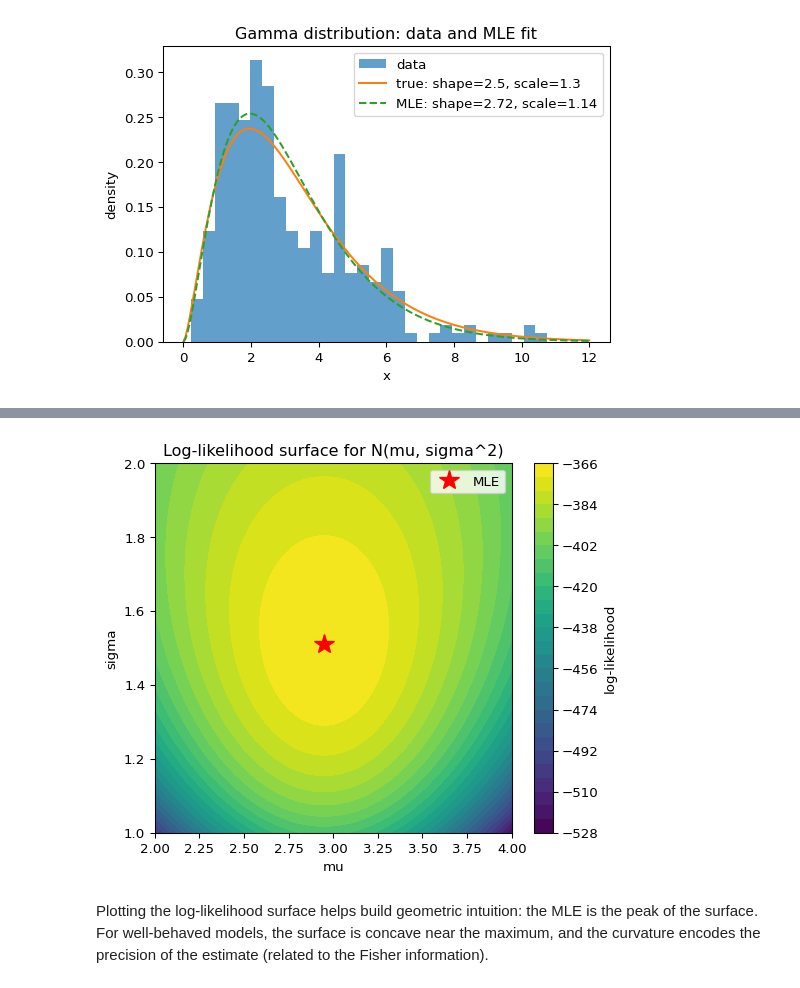
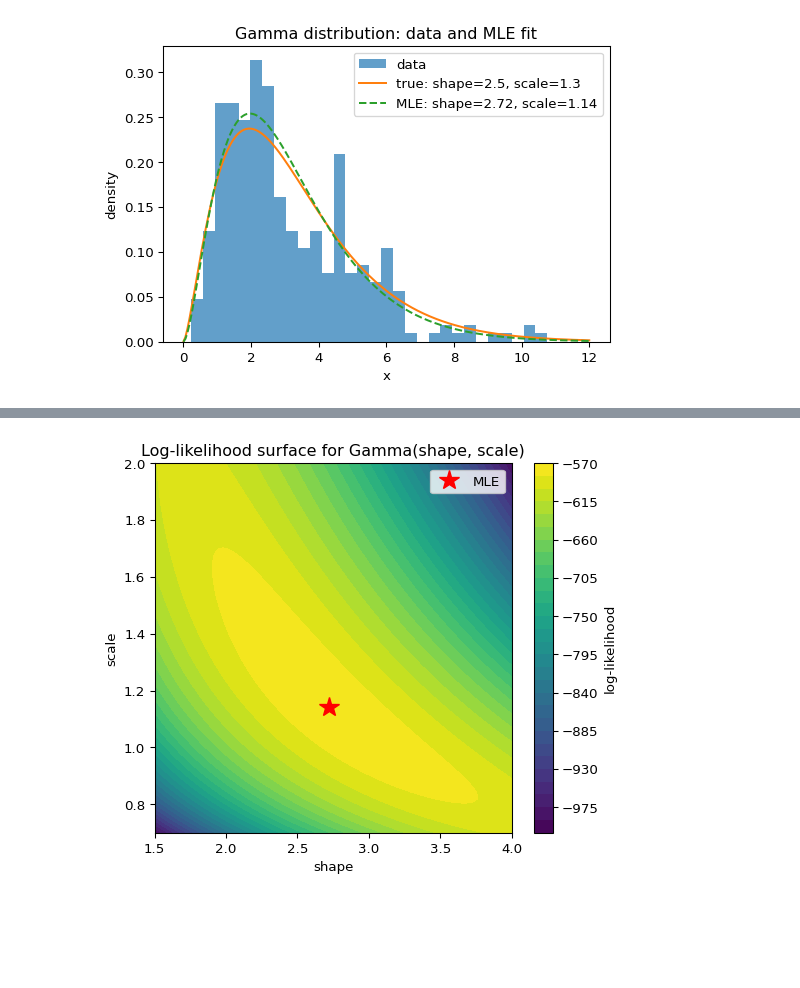
Before and after one commit to pfaffelh/python_for_data, a Jupyter notebook: notebooks/09_analyzing_data.ipynb, the cells around one changed output, grey strips where cells are left out. Drawn from its saved outputs; the diff is of its cells as text; code cells hidden in the pictures; blank space fills up the shorter version.

```diff
--- a/notebooks/09_analyzing_data.ipynb
+++ b/notebooks/09_analyzing_data.ipynb
@@ -240,7 +279,8 @@ from scipy import optimize
 
 true_shape = 2.5
 true_scale = 1.3
-data_gamma = rng.gamma(shape=true_shape, scale=true_scale, size=300)  # rng.gamma(shape, scale, size) draws from a gamma distribution
+# rng.gamma(shape, scale, size) draws from a gamma distribution
+data_gamma = rng.gamma(shape=true_shape, scale=true_scale, size=300)
 
 def neg_log_likelihood_gamma(params):
     a, scale = params
@@ -248,8 +288,14 @@ def neg_log_likelihood_gamma(params):
         return np.inf  # np.inf represents positive infinity
     return -np.sum(stats.gamma.logpdf(data_gamma, a=a, scale=scale))
 
-result = optimize.minimize(neg_log_likelihood_gamma, x0=[1.0, 1.0], method='Nelder-Mead')  # Nelder-Mead is a gradient-free optimization method
+# BFGS provides an approximate inverse Hessian, from which we get standard errors
+result = optimize.minimize(neg_log_likelihood_gamma, x0=[1.0, 1.0], method='BFGS')
 a_hat, scale_hat = result.x
 print(f"true shape = {true_shape}, MLE shape = {a_hat:.4f}")
 print(f"true scale = {true_scale}, MLE scale = {scale_hat:.4f}")
+
+# standard errors from the inverse Hessian (asymptotic covariance matrix)
+se = np.sqrt(np.diag(result.hess_inv))
+print(f"std error of shape = {se[0]:.4f}")
+print(f"std error of scale = {se[1]:.4f}")
 # %% [output]
@@ -281,31 +344,22 @@ plt.show()
 # %%
-# log-likelihood surface for N(mu, sigma^2)
-data = rng.normal(loc=3.0, scale=1.5, size=200)
+# log-likelihood surface for the Gamma distribution
+shape_grid = np.linspace(1.5, 4.0, 100)
+scale_grid = np.linspace(0.7, 2.0, 100)
+SHAPE, SCALE = np.meshgrid(shape_grid, scale_grid)
 
-mu_grid = np.linspace(2.0, 4.0, 100)
-sigma_grid = np.linspace(1.0, 2.0, 100)
-MU, SIGMA = np.meshgrid(mu_grid, sigma_grid)  # np.meshgrid creates 2D coordinate grids from 1D arrays
-
-log_lik = np.zeros_like(MU)  # np.zeros_like creates an array of zeros with the same shape
-for i in range(len(sigma_grid)):
-    for j in range(len(mu_grid)):
-        log_lik[i, j] = np.sum(stats.norm.logpdf(data, loc=MU[i, j], scale=SIGMA[i, j]))
+log_lik = np.zeros_like(SHAPE)
+for i in range(len(scale_grid)):
+    for j in range(len(shape_grid)):
+        log_lik[i, j] = np.sum(stats.gamma.logpdf(data_gamma, a=SHAPE[i, j], scale=SCALE[i, j]))
 
 plt.figure(figsize=(6, 5))
-plt.contourf(MU, SIGMA, log_lik, levels=30, cmap="viridis")
+plt.contourf(SHAPE, SCALE, log_lik, levels=30, cmap="viridis")
 plt.colorbar(label="log-likelihood")
-plt.xlabel("mu")
-plt.ylabel("sigma")
-plt.title("Log-likelihood surface for N(mu, sigma^2)")
-mu_mle = np.mean(data)
-sigma_mle = np.std(data)
-plt.plot(mu_mle, sigma_mle, "r*", markersize=15, label="MLE")
+plt.xlabel("shape")
+plt.ylabel("scale")
+plt.title("Log-likelihood surface for Gamma(shape, scale)")
+plt.plot(a_hat, scale_hat, "r*", markersize=15, label="MLE")
 plt.legend()
 plt.show()
 # %% [output]
-[figure, old version]
+[figure, new version]
-# %% [markdown]
-Plotting the log-likelihood surface helps build geometric intuition: the
-MLE is the peak of the surface. For well-behaved models, the surface is
-concave near the maximum, and the curvature encodes the precision of the
-estimate (related to the Fisher information).
```
Also changed, not shown: parts of 17 cells of this notebook, 40 other files.
